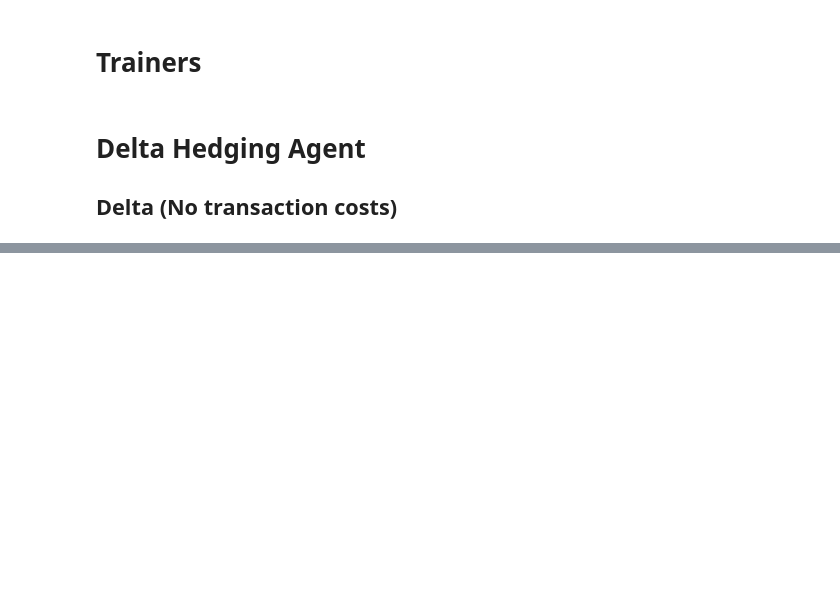
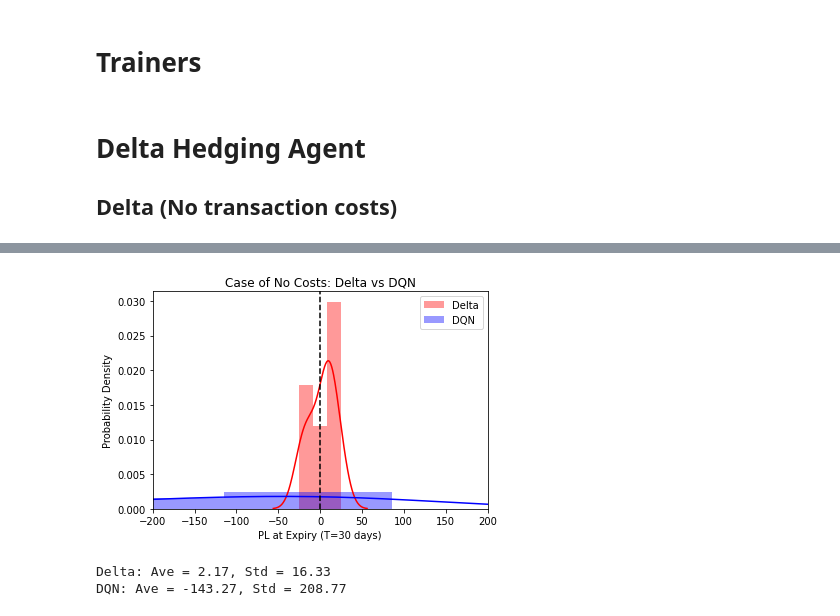
Before and after one commit to JurajZelman/deep-hedging-RL, a Jupyter notebook: deepHedging.ipynb, the cells around one changed output, grey strips where cells are left out. Saved outputs shown, nothing was run; the diff lists cells and outputs as text; code cells hidden in the pictures; blank space fills up the shorter version.

```diff
--- a/deepHedging.ipynb
+++ b/deepHedging.ipynb
@@ -727,0 +815,34 @@ TypeError: unsupported operand type(s) for ** or pow(): 'NoneType' and 'int'
+# %%
+brainDQN = BrainDQN(num_states, num_actions)
+brainDQN.load(file_name)
+agentDQN = AgentActionValueBase(brainDQN)
+
+trainer = TrainerBS(env, agentDQN)
+# q_hists = trainer.run(1000, NUM_STEPS)
+q_hists = trainer.run(200, NUM_STEPS)
+q_pl = np.sum(q_hists[:, :, -1], axis=1)
+
+brainDelta = BrainDelta(num_states, num_actions, is_rounded=True)
+agentDelta = AgentActionValueBase(brainDelta)
+
+trainer = TrainerBS(env, agentDelta)
+# d_hists = trainer.run(1000, NUM_STEPS)
+d_hists = trainer.run(200, NUM_STEPS)
+d_pl = np.sum(d_hists[:, :, -1], axis=1)
+# %%
+sns.distplot(d_pl, label="Delta", color='r',)
+sns.distplot(q_pl, label="DQN", color='b',)
+plt.axvline(0, color='k', ls='--')
+plt.xlim(-200, 200)
+plt.xlabel('PL at Expiry (T=30 days)')
+plt.ylabel('Probability Density')
+plt.title('Case of No Costs: Delta vs DQN')
+plt.legend()
+plt.show()
+
+print("Delta: Ave = {0:.2f}, Std = {1:.2f}".format(d_pl.mean(), d_pl.std(ddof=1)))
+print("DQN: Ave = {0:.2f}, Std = {1:.2f}".format(q_pl.mean(), q_pl.std(ddof=1)))
+# %% [output]
+[figure, added]
+Delta: Ave = 2.17, Std = 16.33
+DQN: Ave = -143.27, Std = 208.77
```
Also changed, not shown: parts of 9 cells of this notebook.
